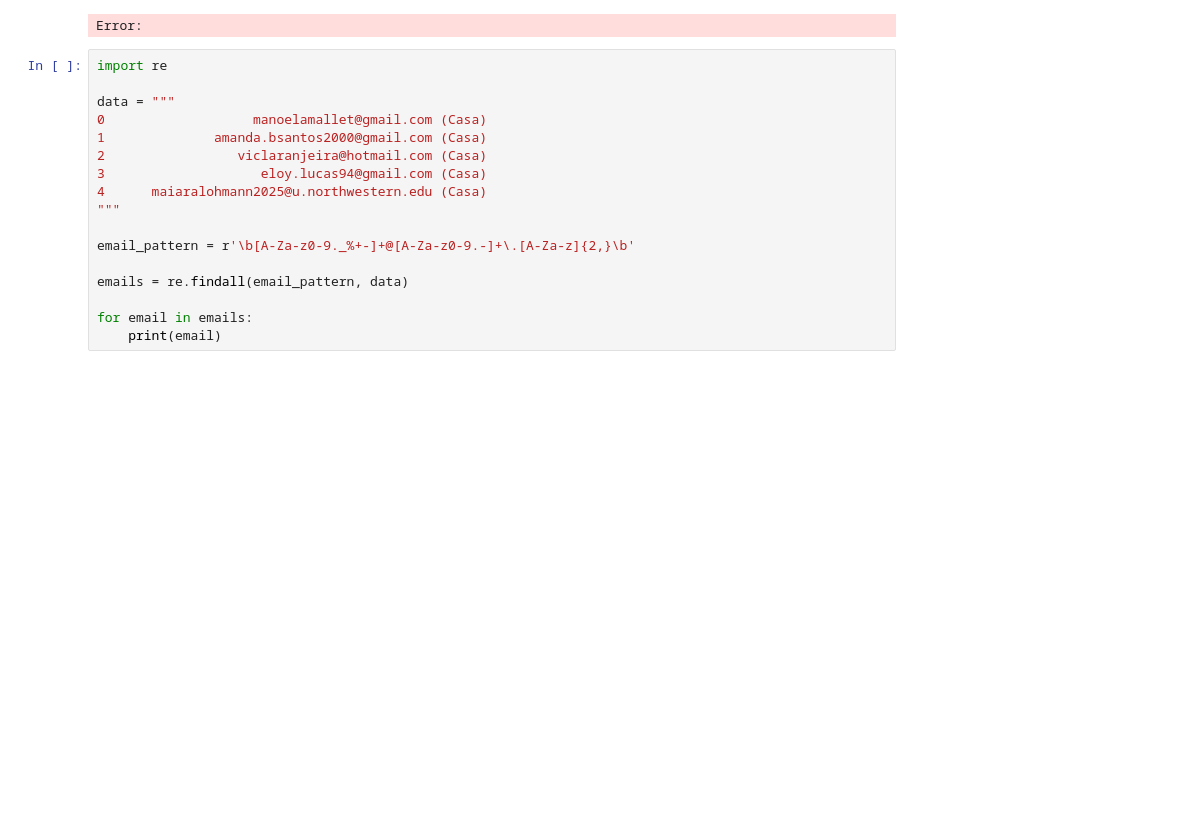
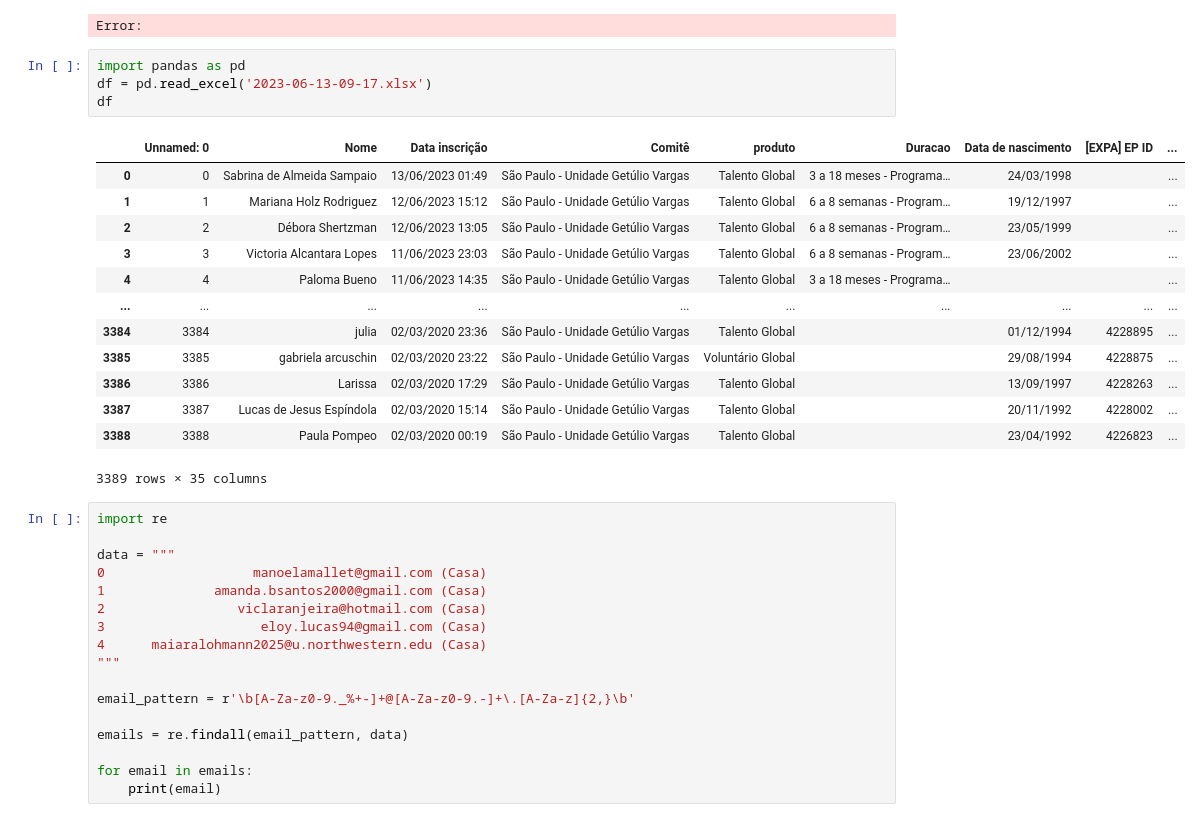
Before and after one commit to gapigo/aiesec-codes, a Jupyter notebook: insere_leads_podio/podio.ipynb, the cells around one changed output. Drawn from its saved outputs; the diff is of its cells as text; blank space fills up the shorter version.

```diff
--- a/insere_leads_podio/podio.ipynb
+++ b/insere_leads_podio/podio.ipynb
@@ -88,6 +90,24 @@ df_podio = pd.read_csv(StringIO(csv), sep='\t').reset_index(drop=True)
 df_podio.to_excel('2023-06-13-09-17.xlsx')
 # %% [output]
 Error:
+# %%
+import pandas as pd
+df = pd.read_excel('2023-06-13-09-17.xlsx')
+df
+# %% [output]
+|  | Unnamed: 0 | Nome | Data inscrição | Comitê | produto | Duracao | Data de nascimento | [EXPA] EP ID | ... |
+| 0 | 0 | Sabrina de Almeida Sampaio | 13/06/2023 01:49 | São Paulo - Unidade Getúlio Vargas | Talento Global | 3 a 18 meses - Programa… | 24/03/1998 |  | ... |
+| 1 | 1 | Mariana Holz Rodriguez | 12/06/2023 15:12 | São Paulo - Unidade Getúlio Vargas | Talento Global | 6 a 8 semanas - Program… | 19/12/1997 |  | ... |
+| 2 | 2 | Débora Shertzman | 12/06/2023 13:05 | São Paulo - Unidade Getúlio Vargas | Talento Global | 6 a 8 semanas - Program… | 23/05/1999 |  | ... |
+| 3 | 3 | Victoria Alcantara Lopes | 11/06/2023 23:03 | São Paulo - Unidade Getúlio Vargas | Talento Global | 6 a 8 semanas - Program… | 23/06/2002 |  | ... |
+| 4 | 4 | Paloma Bueno | 11/06/2023 14:35 | São Paulo - Unidade Getúlio Vargas | Talento Global | 3 a 18 meses - Programa… |  |  | ... |
+| ... | ... | ... | ... | ... | ... | ... | ... | ... | ... |
+| 3384 | 3384 | julia | 02/03/2020 23:36 | São Paulo - Unidade Getúlio Vargas | Talento Global |  | 01/12/1994 | 4228895 | ... |
+| 3385 | 3385 | gabriela arcuschin | 02/03/2020 23:22 | São Paulo - Unidade Getúlio Vargas | Voluntário Global |  | 29/08/1994 | 4228875 | ... |
+| 3386 | 3386 | Larissa | 02/03/2020 17:29 | São Paulo - Unidade Getúlio Vargas | Talento Global |  | 13/09/1997 | 4228263 | ... |
+| 3387 | 3387 | Lucas de Jesus Espíndola | 02/03/2020 15:14 | São Paulo - Unidade Getúlio Vargas | Talento Global |  | 20/11/1992 | 4228002 | ... |
+| 3388 | 3388 | Paula Pompeo | 02/03/2020 00:19 | São Paulo - Unidade Getúlio Vargas | Talento Global |  | 23/04/1992 | 4226823 | ... |
+3389 rows × 35 columns
 # %%
 import re
 
```
Also changed, not shown: parts of 1 cell of this notebook, 5 other files.
